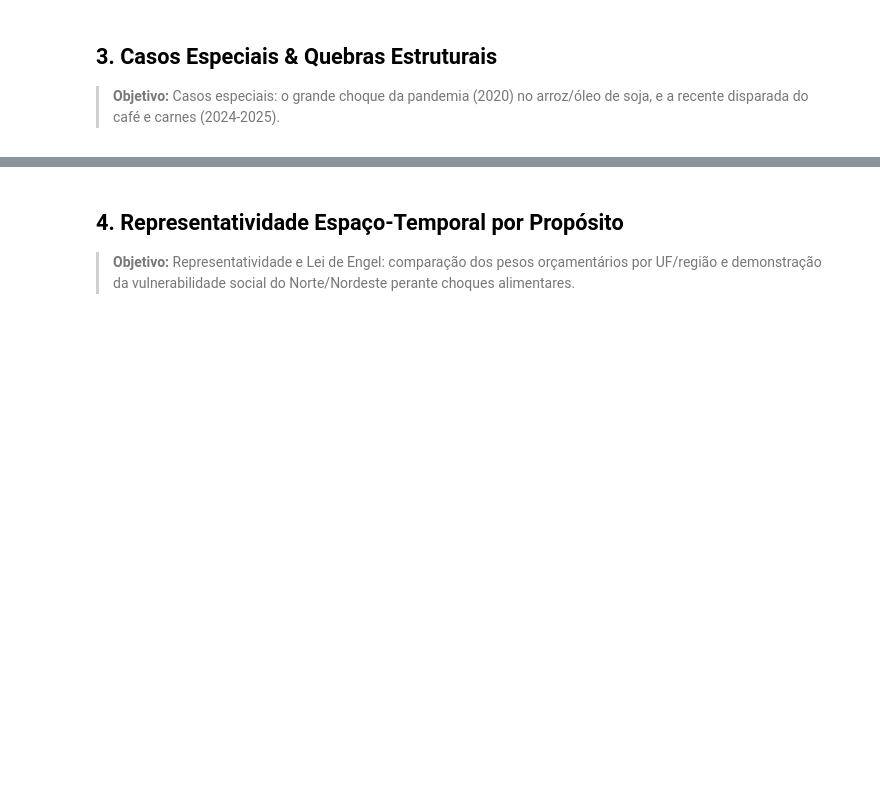
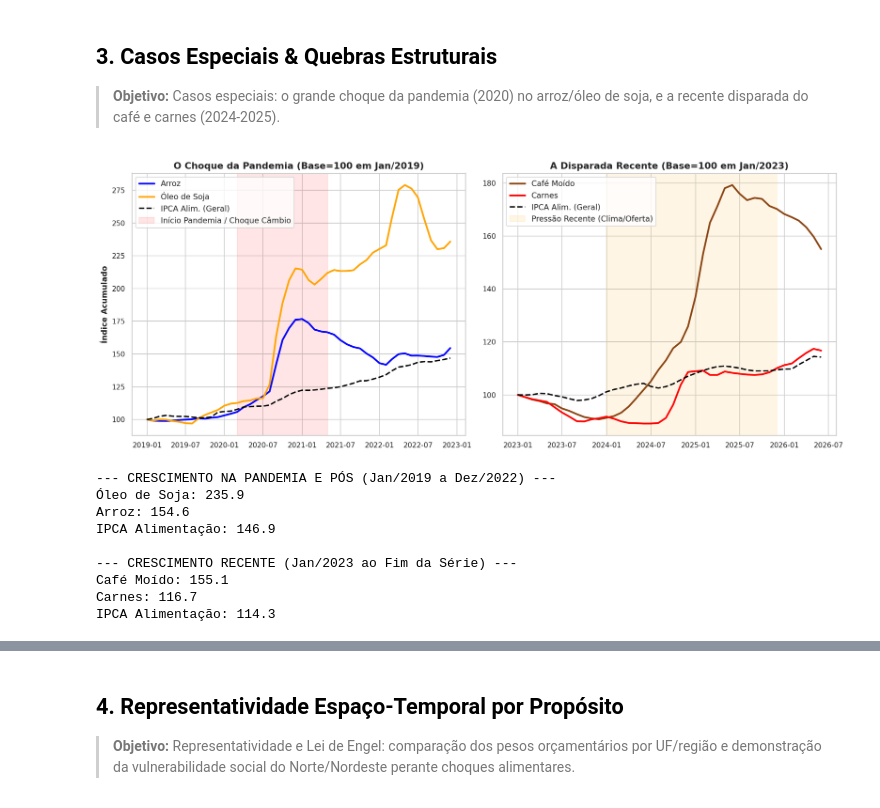
Before and after one commit to LuizCorrei4/trabalho_pcd2, a Jupyter notebook: notebooks/10_eda_alvo_subitens_pesos.ipynb, the cells around one changed output, grey strips where cells are left out. Drawn from its saved outputs; the diff is of its cells as text; code cells hidden in the pictures; blank space fills up the shorter version.

```diff
--- a/notebooks/10_eda_alvo_subitens_pesos.ipynb
+++ b/notebooks/10_eda_alvo_subitens_pesos.ipynb
@@ -55,0 +230,61 @@ print(f'Tabela fato carregada: {df.shape[0]} linhas × {df.shape[1]} colunas.')
+# %%
+# Código da Seção 3: Casos Especiais
+import matplotlib.dates as mdates
+
+fig4, (ax_pandemia, ax_recente) = plt.subplots(1, 2, figsize=(15, 6))
+
+# 1. Choque da Pandemia (Arroz e Óleo de Soja) - Foco 2019 a 2022
+recorte_pandemia = trajetorias.loc['2019-01-01':'2022-12-31']
+# Rebase para 100 no início do recorte (Jan/2019)
+rebase_pandemia = (recorte_pandemia / recorte_pandemia.iloc[0]) * 100
+
+ax_pandemia.plot(rebase_pandemia.index, rebase_pandemia['ipca_var_arroz'], label='Arroz', color='blue', linewidth=2.5)
+ax_pandemia.plot(rebase_pandemia.index, rebase_pandemia['ipca_var_oleo_soja'], label='Óleo de Soja', color='orange', linewidth=2.5)
+
+# Referência: IPCA Alimentos (rebase do grupo geral)
+ipca_geral_acumulado = (1 + df.groupby('data')['ipca_var_alimentacao'].median() / 100).cumprod() * 100
+rebase_geral_pand = (ipca_geral_acumulado.loc['2019-01-01':'2022-12-31'] / ipca_geral_acumulado.loc['2019-01-01']) * 100
+ax_pandemia.plot(rebase_geral_pand.index, rebase_geral_pand, label='IPCA Alim. (Geral)', color='black', linestyle='--', linewidth=2)
+
+ax_pandemia.set_title("O Choque da Pandemia (Base=100 em Jan/2019)")
+ax_pandemia.set_ylabel("Índice Acumulado")
+ax_pandemia.axvspan(pd.to_datetime('2020-03-01'), pd.to_datetime('2021-05-01'), color='red', alpha=0.1, label='Início Pandemia / Choque Câmbio')
+ax_pandemia.legend(loc='upper left')
+
+# 2. Disparada Recente (Café e Carnes) - Foco 2023 a 2026
+recorte_recente = trajetorias.loc['2023-01-01':]
+rebase_recente = (recorte_recente / recorte_recente.iloc[0]) * 100
+
+ax_recente.plot(rebase_recente.index, rebase_recente['ipca_var_cafe_moido'], label='Café Moído', color='saddlebrown', linewidth=2.5)
+ax_recente.plot(rebase_recente.index, rebase_recente['ipca_var_carnes'], label='Carnes', color='red', linewidth=2.5)
+rebase_geral_rec = (ipca_geral_acumulado.loc['2023-01-01':] / ipca_geral_acumulado.loc['2023-01-01']) * 100
+ax_recente.plot(rebase_geral_rec.index, rebase_geral_rec, label='IPCA Alim. (Geral)', color='black', linestyle='--', linewidth=2)
+
+ax_recente.set_title("A Disparada Recente (Base=100 em Jan/2023)")
+ax_recente.axvspan(pd.to_datetime('2024-01-01'), pd.to_datetime('2025-12-01'), color='orange', alpha=0.1, label='Pressão Recente (Clima/Oferta)')
+ax_recente.legend(loc='upper left')
+
+plt.tight_layout()
+plt.show()
+
+# Print para visualizarmos os dados brutos de crescimento nas janelas de interesse
+print("--- CRESCIMENTO NA PANDEMIA E PÓS (Jan/2019 a Dez/2022) ---")
+print(f"Óleo de Soja: {rebase_pandemia['ipca_var_oleo_soja'].iloc[-1]:.1f}")
+print(f"Arroz: {rebase_pandemia['ipca_var_arroz'].iloc[-1]:.1f}")
+print(f"IPCA Alimentação: {rebase_geral_pand.iloc[-1]:.1f}")
+
+print("\n--- CRESCIMENTO RECENTE (Jan/2023 ao Fim da Série) ---")
+print(f"Café Moído: {rebase_recente['ipca_var_cafe_moido'].iloc[-1]:.1f}")
+print(f"Carnes: {rebase_recente['ipca_var_carnes'].iloc[-1]:.1f}")
+print(f"IPCA Alimentação: {rebase_geral_rec.iloc[-1]:.1f}")
+# %% [output]
+[figure, added]
+--- CRESCIMENTO NA PANDEMIA E PÓS (Jan/2019 a Dez/2022) ---
+Óleo de Soja: 235.9
+Arroz: 154.6
+IPCA Alimentação: 146.9
+
+--- CRESCIMENTO RECENTE (Jan/2023 ao Fim da Série) ---
+Café Moído: 155.1
+Carnes: 116.7
+IPCA Alimentação: 114.3
```
Also changed, not shown: parts of 18 cells of this notebook, 7 other files.
